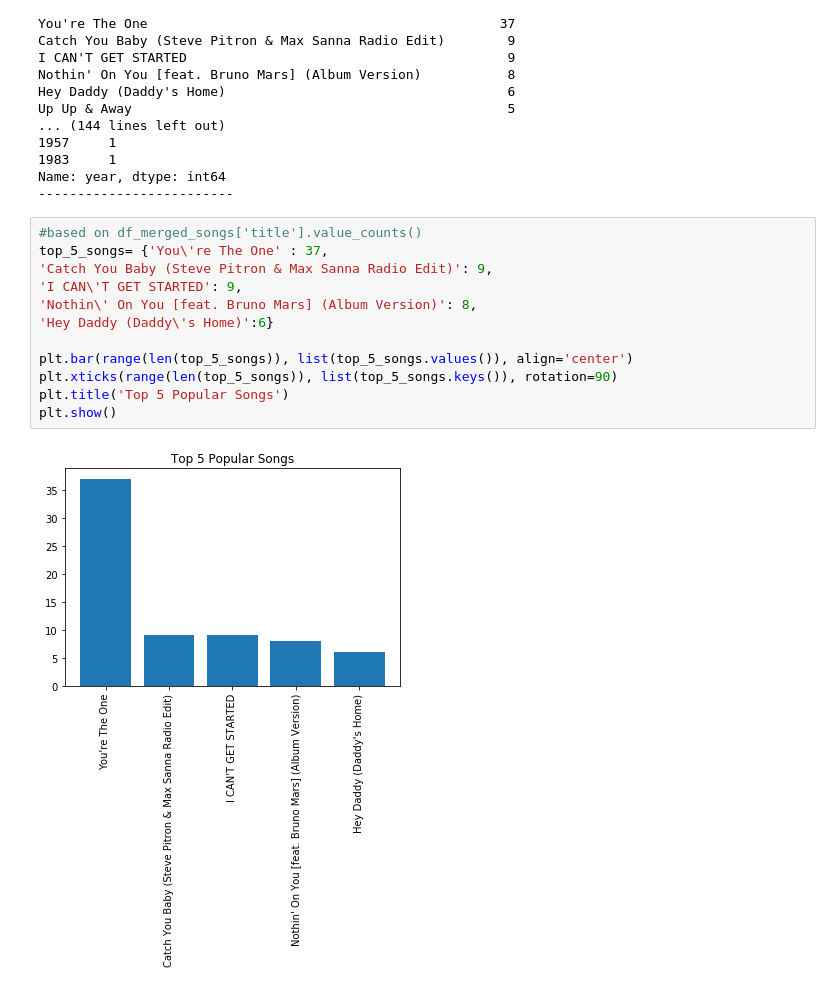
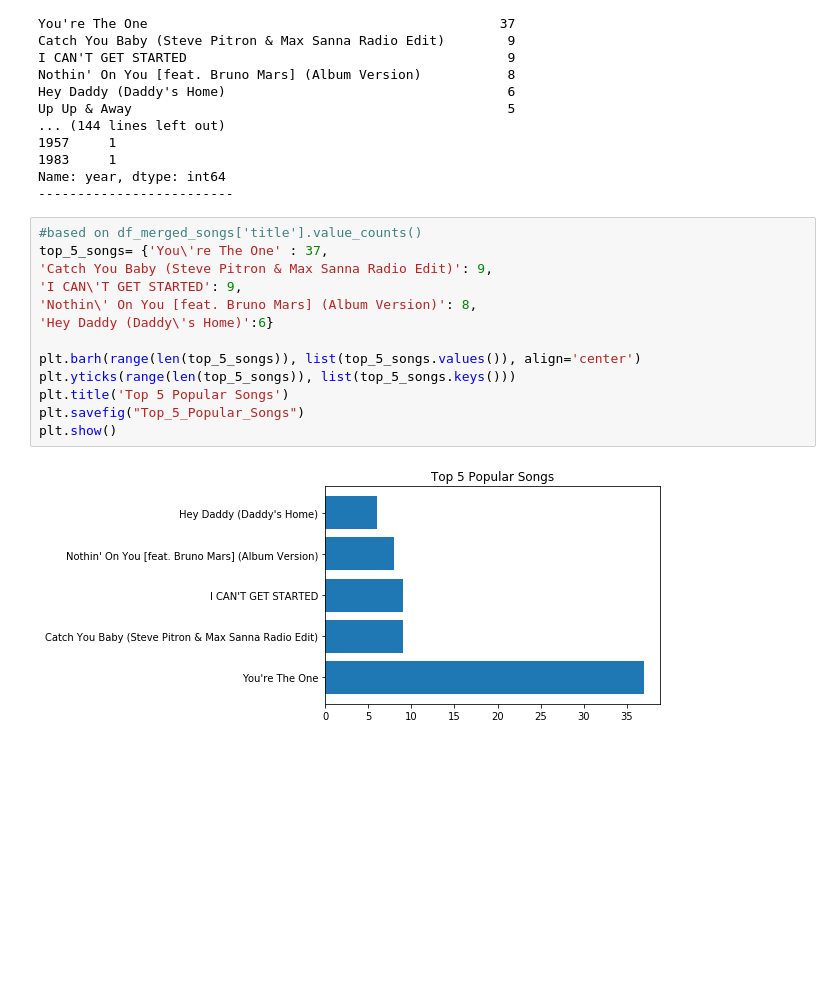
Before and after one commit to Katba-Caroline/Redshift_Data_Warehouse, a Jupyter notebook: Visualization.ipynb, the cells around one changed output. Saved outputs shown, nothing was run; the diff lists cells and outputs as text; blank space fills up the shorter version.

Commit message:
adjust visualizations to horizontal

```diff
--- a/Visualization.ipynb
+++ b/Visualization.ipynb
@@ -108,17 +108,18 @@ Name: year, dtype: int64
 # %%
 #based on df_merged_songs['title'].value_counts()
 top_5_songs= {'You\'re The One' : 37,
 'Catch You Baby (Steve Pitron & Max Sanna Radio Edit)': 9,
 'I CAN\'T GET STARTED': 9,
 'Nothin\' On You [feat. Bruno Mars] (Album Version)': 8,
 'Hey Daddy (Daddy\'s Home)':6}
 
-plt.bar(range(len(top_5_songs)), list(top_5_songs.values()), align='center')
-plt.xticks(range(len(top_5_songs)), list(top_5_songs.keys()), rotation=90)
+plt.barh(range(len(top_5_songs)), list(top_5_songs.values()), align='center')
+plt.yticks(range(len(top_5_songs)), list(top_5_songs.keys()))
 plt.title('Top 5 Popular Songs')
+plt.savefig("Top_5_Popular_Songs")
 plt.show()
 # %% [output]
-[figure, old version]
+[figure, new version]
 # %%
 #based on df_merged_songs['location'].value_counts()
 top_5_locations= {'San Francisco-Oakland-Hayward, CA': 42,
```
Also changed, not shown: parts of 2 cells of this notebook.
